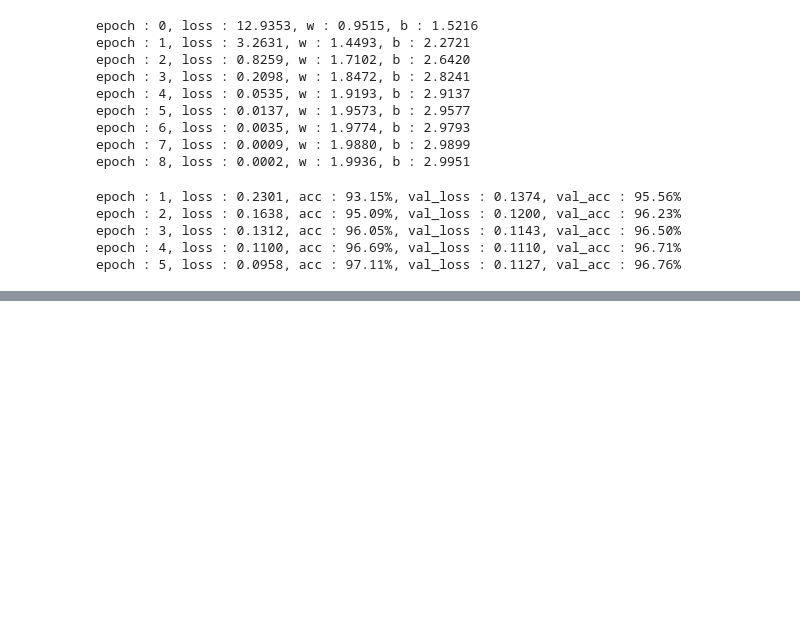
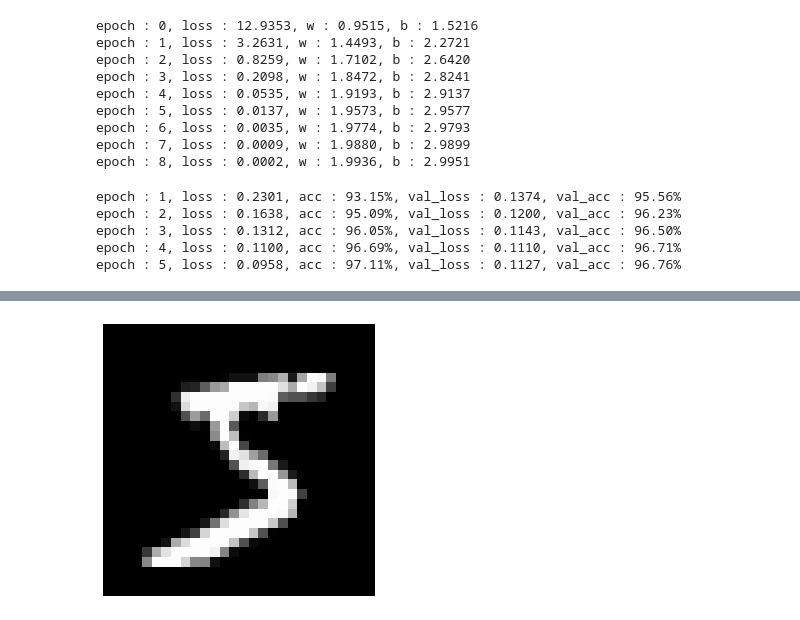
Before and after one commit to limit9895/Study, a Jupyter notebook: Tensorflow_study.ipynb, the cells around one changed output, grey strips where cells are left out. Drawn from its saved outputs; the diff is of its cells as text; code cells hidden in the pictures; blank space fills up the shorter version.

```diff
--- a/Tensorflow_study.ipynb
+++ b/Tensorflow_study.ipynb
@@ -1777,0 +1776,83 @@ epoch : 5, loss : 0.0958, acc : 97.11%, val_loss : 0.1127, val_acc : 96.76%
+# %%
+import tensorflow as tf
+import matplotlib.pyplot as plt
+
+#데이터 로드
+mnist = tf.keras.datasets.mnist # mnist 로드
+(x_train, y_train),(x_test,y_test) = mnist.load_data() #load_data()로 데이터셋 로드
+print(x_train.shape, y_train.shape)
+print(x_test.shape, y_test.shape)
+
+#샘플 이미지 출력
+def plot_image(data, idx):
+    plt.figure(figsize=(5,5))
+    plt.imshow(data[idx], cmap='gray')
+    plt.axis('off')
+    plt.show()
+plot_image(x_train,0)
+
+#이미지의 최소 최댓값 확인
+print('\n정규화 전')
+print(x_train.min(), x_train.max())
+print(x_test.min(), x_test.max())
+
+#딥러닝의 안정적 학습을 위한 이미지 정규화
+print('\n정규화 후')
+x_train = x_train/255.0#데이터셋 정규화
+x_test = x_test/255.0#데이터셋 정규화
+print(x_train.min(), x_train.max())
+print(x_test.min(), x_test.max())
+
+#데이터의 채널 추가 : 앞에 차원 추가를 원하면 x_train[tf.newaxis,...], 두번째면 x_train[:,tf.newaxis,:,:]로 작성
+print('\n채널 추가 전')
+print(x_train.shape, x_test.shape)
+x_train_in = x_train[..., tf.newaxis]
+x_test_in = x_test[..., tf.newaxis]
+print('\n채널 추가 후')
+print(x_train_in.shape, x_test_in.shape)
+
+#Sequential API를 사용해 샘플 모델 생성
+model = tf.keras.Sequential([
+    #Convolution 적용(32개 필터)
+    tf.keras.layers.Conv2D(32,(3,3),activation='relu',
+                            input_shape=(28,28,1), name='conv'),#name은 지정안하면 자동으로 생성 됨
+    #Max 풀링 적용
+    tf.keras.layers.MaxPooling2D((2,2),name='pool'),
+    #Classifier 출력측
+    tf.keras.layers.Flatten(),
+    tf.keras.layers.Dense(10, activation='softmax'),
+])
+
+#모델 컴파일
+model.compile(optimizer='adam',loss='sparse_categorical_crossentropy',
+                metrics=['accuracy'])
+
+#모델 훈련
+history=model.fit(x_train_in,y_train,
+                    validation_data=(x_test,y_test),
+                    epochs=10)
+
+#모델 평가
+model.evaluate(x_test_in,y_test)
+
+#학습 상태 파악(해당 그래프에서 4epoch이후 검증데이터의 손실이 떨어지지않고 학습데이터만 떨어짐 → 과대적합)
+def plot_loss_acc(history,epoch):
+    loss, val_loss = history.history['loss'], history.history['val_loss']
+    acc, val_acc = history.history['accuracy'], history.history['val_accuracy']
+
+    fig, axes = plt.subplots(1,2,figsize=(12,4))
+
+    axes[0].plot(range(1,epoch+1),loss,label='Training')
+    axes[0].plot(range(1,epoch+1),val_loss,label='Validation')
+    axes[0].legend(loc='best')
+    axes[0].set_title("Loss")
+
+    axes[1].plot(range(1,epoch+1),acc,label='Training')
+    axes[1].plot(range(1,epoch+1),val_acc,label='Validation')
+    axes[1].legend(loc='best')
+    axes[1].set_title("Accuracy")
+
+    plt.show()
+
+plot_loss_acc(history,10)
+# %% [output]
@@ -1777,0 +1861 @@ epoch : 5, loss : 0.0958, acc : 97.11%, val_loss : 0.1127, val_acc : 96.76%
+[figure, added]
```
Also changed, not shown: parts of 18 cells of this notebook.
